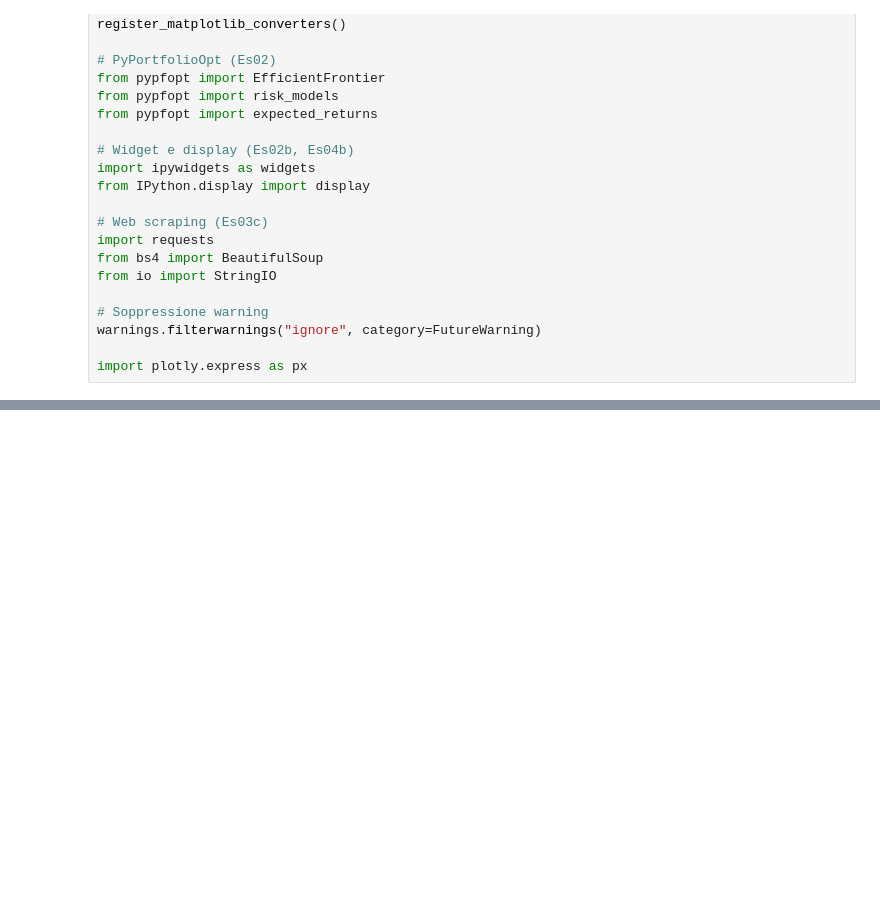
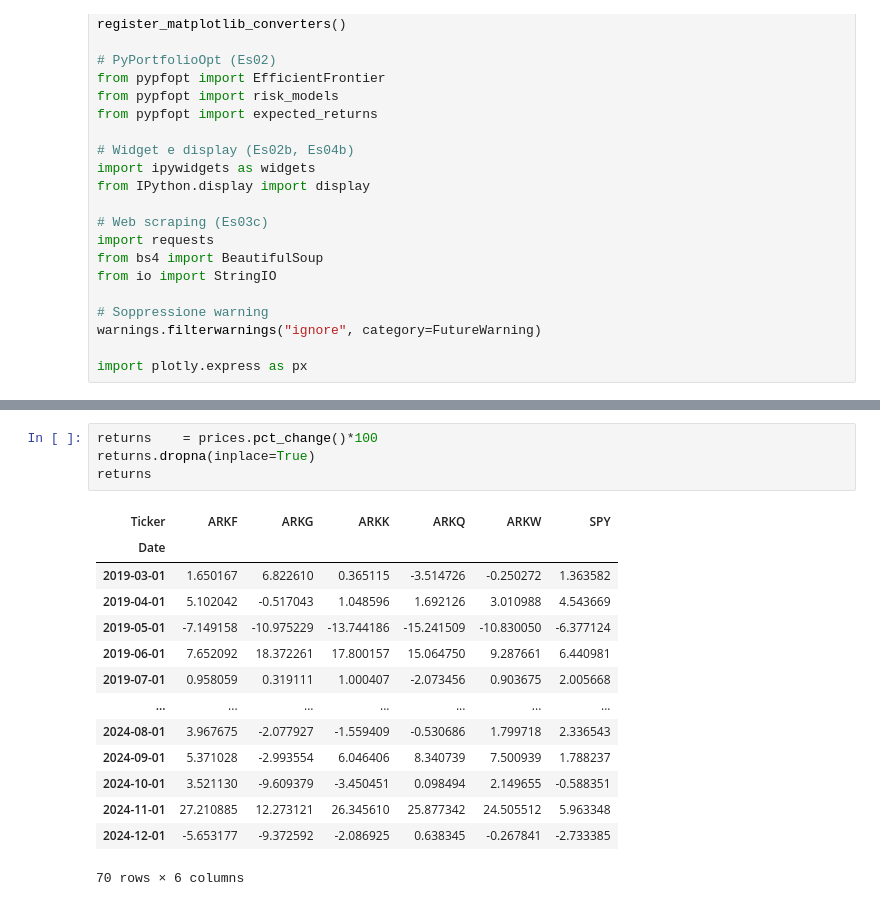
Before and after one commit to fenicola/Ark_Invest_skill_or_luck, a Jupyter notebook: progetto.ipynb, the cells around one changed output, grey strips where cells are left out. Cells and saved outputs as stored; diff of their text form; blank space fills up the shorter version.

```diff
--- a/progetto.ipynb
+++ b/progetto.ipynb
@@ -49,0 +96,19 @@ import plotly.express as px
+# %%
+returns    = prices.pct_change()*100
+returns.dropna(inplace=True)
+returns
+# %% [output]
+| Ticker | ARKF | ARKG | ARKK | ARKQ | ARKW | SPY |
+| Date |  |  |  |  |  |  |
+| 2019-03-01 | 1.650167 | 6.822610 | 0.365115 | -3.514726 | -0.250272 | 1.363582 |
+| 2019-04-01 | 5.102042 | -0.517043 | 1.048596 | 1.692126 | 3.010988 | 4.543669 |
+| 2019-05-01 | -7.149158 | -10.975229 | -13.744186 | -15.241509 | -10.830050 | -6.377124 |
+| 2019-06-01 | 7.652092 | 18.372261 | 17.800157 | 15.064750 | 9.287661 | 6.440981 |
+| 2019-07-01 | 0.958059 | 0.319111 | 1.000407 | -2.073456 | 0.903675 | 2.005668 |
+| ... | ... | ... | ... | ... | ... | ... |
+| 2024-08-01 | 3.967675 | -2.077927 | -1.559409 | -0.530686 | 1.799718 | 2.336543 |
+| 2024-09-01 | 5.371028 | -2.993554 | 6.046406 | 8.340739 | 7.500939 | 1.788237 |
+| 2024-10-01 | 3.521130 | -9.609379 | -3.450451 | 0.098494 | 2.149655 | -0.588351 |
+| 2024-11-01 | 27.210885 | 12.273121 | 26.345610 | 25.877342 | 24.505512 | 5.963348 |
+| 2024-12-01 | -5.653177 | -9.372592 | -2.086925 | 0.638345 | -0.267841 | -2.733385 |
+70 rows × 6 columns
```
Also changed, not shown: parts of 5 cells of this notebook.
